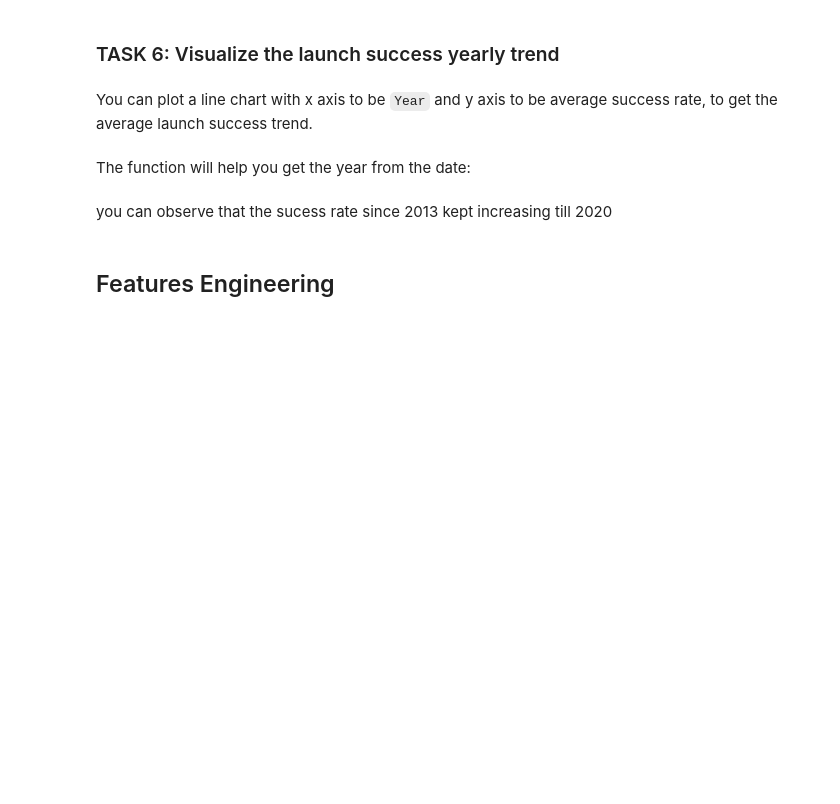
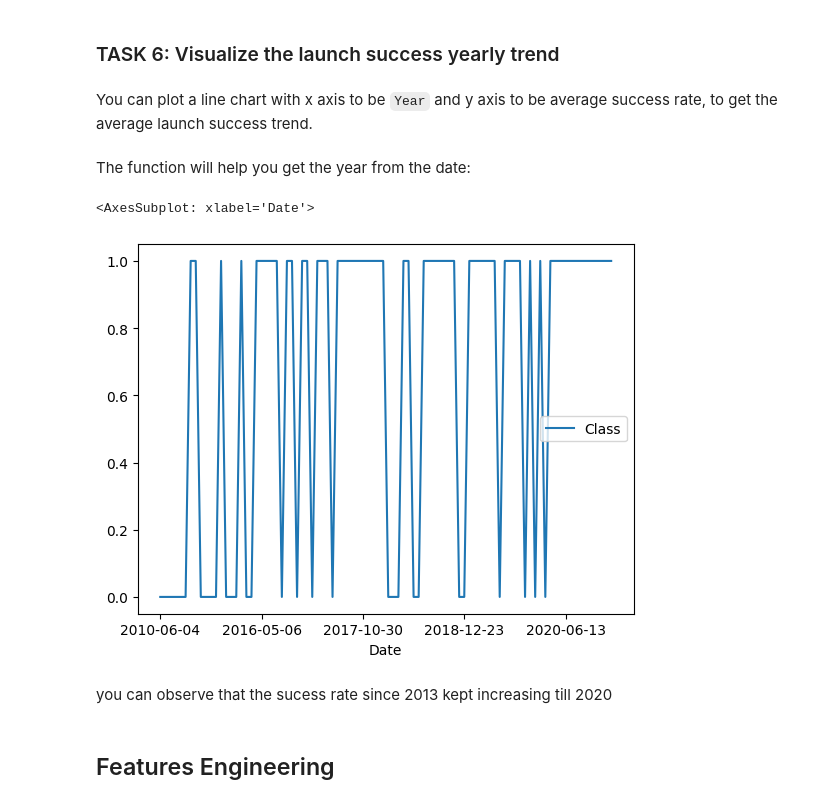
Before and after one commit to socksinbirkenstocks/ibm_ds_capstone, a Jupyter notebook: jupyter-labs-eda-dataviz.ipynb, the cells around one changed output. Cells and saved outputs as stored; diff of their text form; code cells hidden in the pictures; blank space fills up the shorter version.

```diff
--- a/jupyter-labs-eda-dataviz.ipynb
+++ b/jupyter-labs-eda-dataviz.ipynb
@@ -142,6 +159,10 @@ def Extract_year(date):
     return year
 # %%
 # Plot a line chart with x axis to be the extracted year and y axis to be the success rate
+df.plot(kind='line', x='Date', y='Class')
+# %% [output]
+<AxesSubplot: xlabel='Date'>
+[figure, added]
 # %% [markdown]
 you can observe that the sucess rate since 2013 kept increasing till 2020
 # %% [markdown]
```
Also changed, not shown: parts of 3 cells of this notebook.
